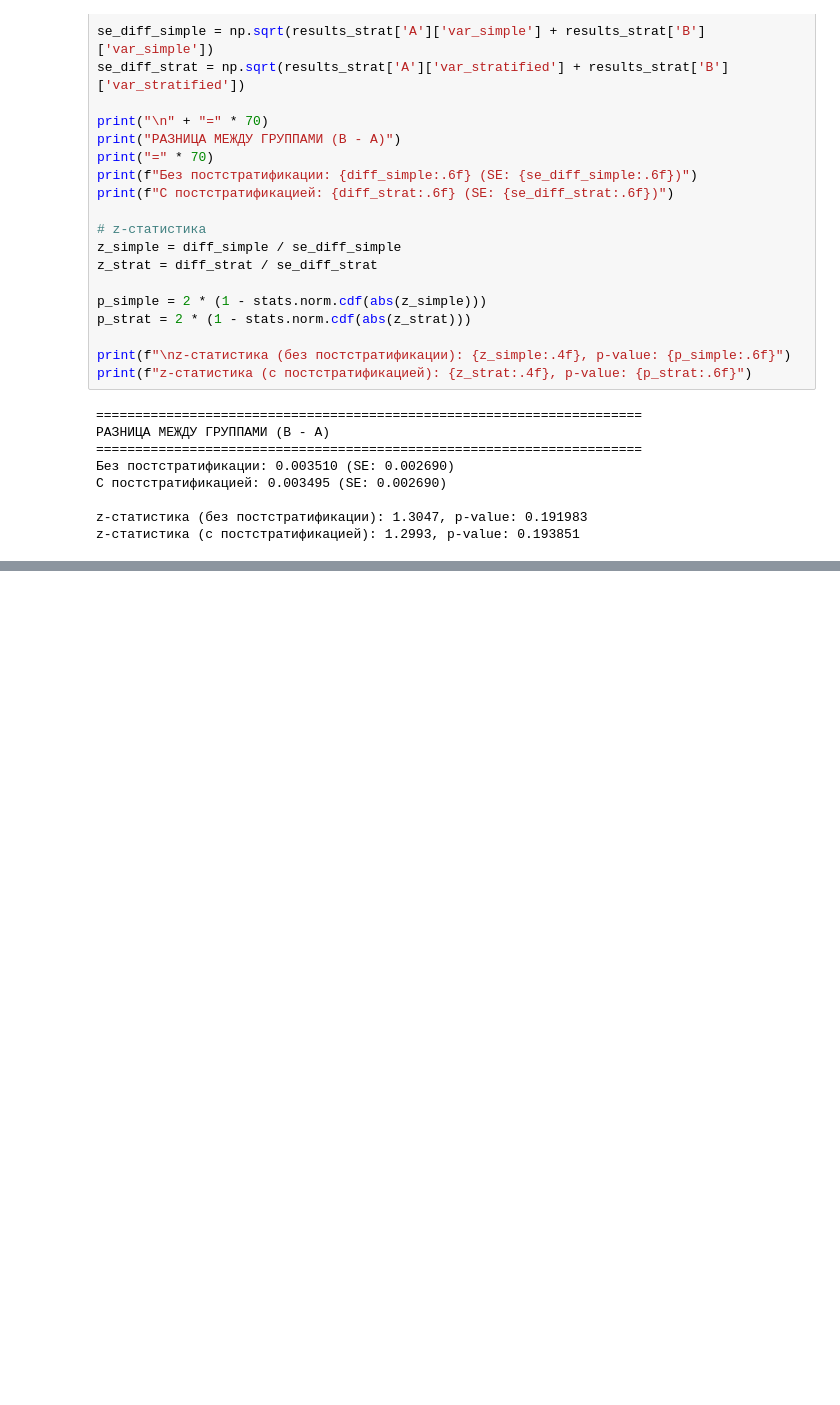
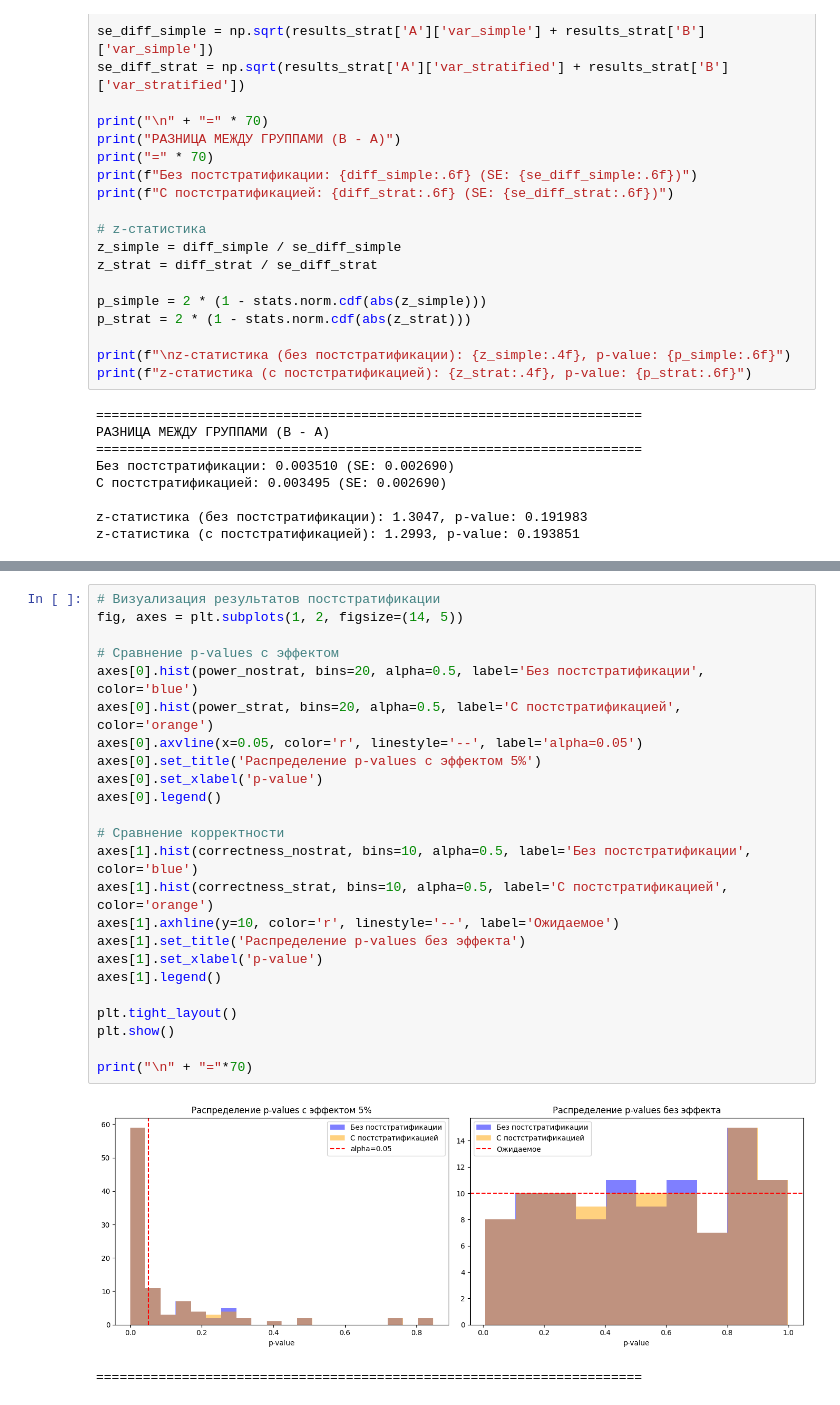
Before and after one commit to rkhazh/ITMO-AB-Materials-levbara, a Jupyter notebook: AB_ITMO_HomeWork2_Solution_executed.ipynb, the cells around one changed output, grey strips where cells are left out. Saved outputs shown, nothing was run; the diff lists cells and outputs as text; blank space fills up the shorter version.

```diff
--- a/AB_ITMO_HomeWork2_Solution_executed.ipynb
+++ b/AB_ITMO_HomeWork2_Solution_executed.ipynb
@@ -1241,0 +1471,27 @@ print(f"  С постстратификацией: {(p_strat_eff < alpha).mean()
+# %%
+# Визуализация результатов постстратификации
+fig, axes = plt.subplots(1, 2, figsize=(14, 5))
+
+# Сравнение p-values с эффектом
+axes[0].hist(power_nostrat, bins=20, alpha=0.5, label='Без постстратификации', color='blue')
+axes[0].hist(power_strat, bins=20, alpha=0.5, label='С постстратификацией', color='orange')
+axes[0].axvline(x=0.05, color='r', linestyle='--', label='alpha=0.05')
+axes[0].set_title('Распределение p-values с эффектом 5%')
+axes[0].set_xlabel('p-value')
+axes[0].legend()
+
+# Сравнение корректности
+axes[1].hist(correctness_nostrat, bins=10, alpha=0.5, label='Без постстратификации', color='blue')
+axes[1].hist(correctness_strat, bins=10, alpha=0.5, label='С постстратификацией', color='orange')
+axes[1].axhline(y=10, color='r', linestyle='--', label='Ожидаемое')
+axes[1].set_title('Распределение p-values без эффекта')
+axes[1].set_xlabel('p-value')
+axes[1].legend()
+
+plt.tight_layout()
+plt.show()
+
+print("\n" + "="*70)
+# %% [output]
+[figure, added]
+======================================================================
```
Also changed, not shown: parts of 30 cells of this notebook, 1 other file.
